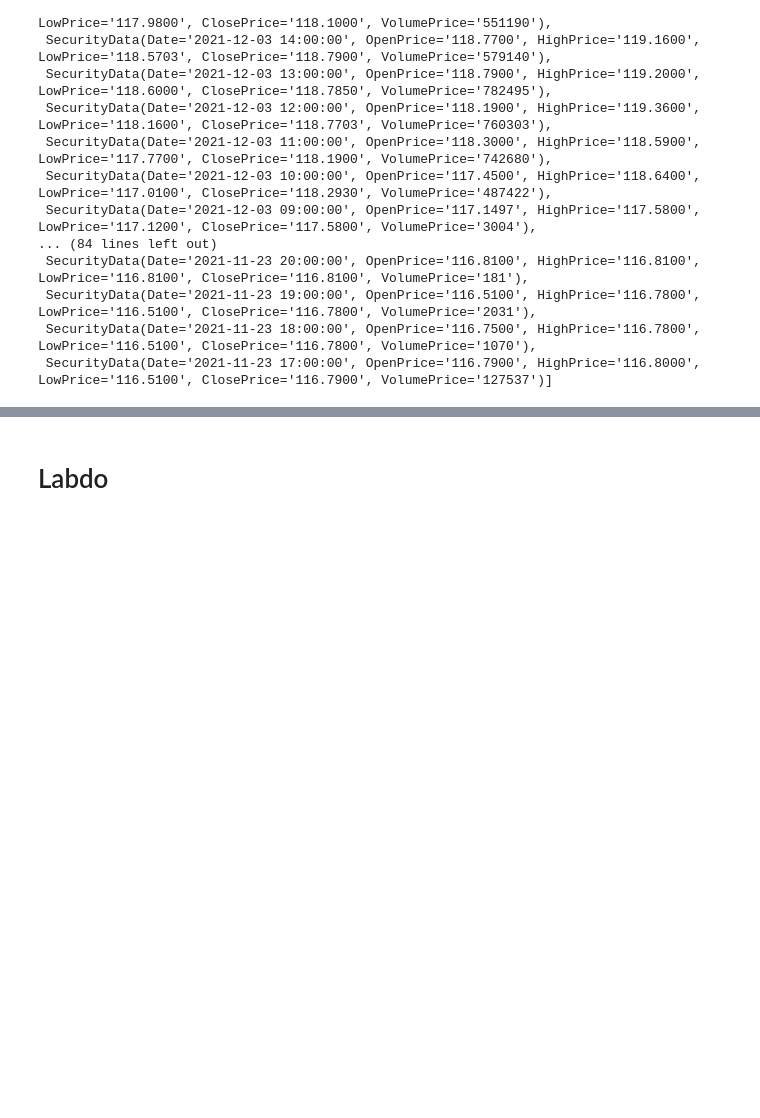
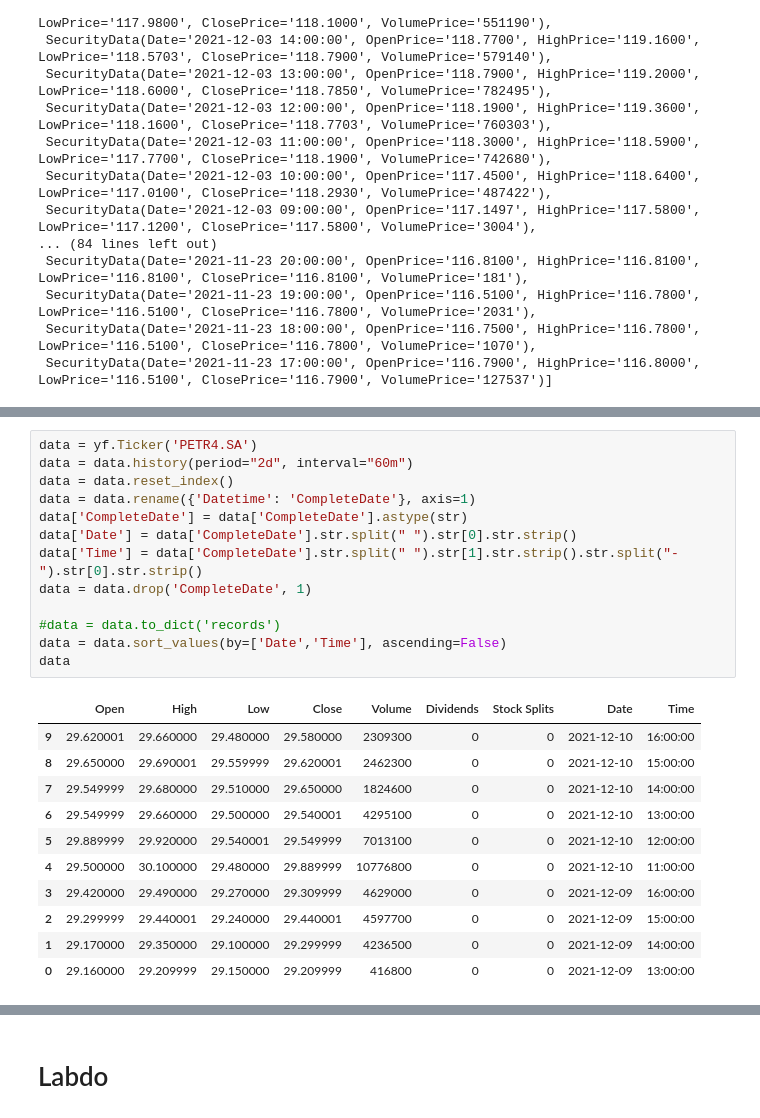
Before and after one commit to vanessatelles/StockAPI, a Jupyter notebook: Stock.ipynb, the cells around one changed output, grey strips where cells are left out. Drawn from its saved outputs; the diff is of its cells as text; blank space fills up the shorter version.

```diff
--- a/Stock.ipynb
+++ b/Stock.ipynb
@@ -51,0 +88,25 @@ all_data
+# %%
+data = yf.Ticker('PETR4.SA')
+data = data.history(period="2d", interval="60m")
+data = data.reset_index()
+data = data.rename({'Datetime': 'CompleteDate'}, axis=1)
+data['CompleteDate'] = data['CompleteDate'].astype(str)
+data['Date'] = data['CompleteDate'].str.split(" ").str[0].str.strip()
+data['Time'] = data['CompleteDate'].str.split(" ").str[1].str.strip().str.split("-").str[0].str.strip()
+data = data.drop('CompleteDate', 1)
+
+#data = data.to_dict('records')
+data = data.sort_values(by=['Date','Time'], ascending=False)
+data
+# %% [output]
+|  | Open | High | Low | Close | Volume | Dividends | Stock Splits | Date | Time |
+| 9 | 29.620001 | 29.660000 | 29.480000 | 29.580000 | 2309300 | 0 | 0 | 2021-12-10 | 16:00:00 |
+| 8 | 29.650000 | 29.690001 | 29.559999 | 29.620001 | 2462300 | 0 | 0 | 2021-12-10 | 15:00:00 |
+| 7 | 29.549999 | 29.680000 | 29.510000 | 29.650000 | 1824600 | 0 | 0 | 2021-12-10 | 14:00:00 |
+| 6 | 29.549999 | 29.660000 | 29.500000 | 29.540001 | 4295100 | 0 | 0 | 2021-12-10 | 13:00:00 |
+| 5 | 29.889999 | 29.920000 | 29.540001 | 29.549999 | 7013100 | 0 | 0 | 2021-12-10 | 12:00:00 |
+| 4 | 29.500000 | 30.100000 | 29.480000 | 29.889999 | 10776800 | 0 | 0 | 2021-12-10 | 11:00:00 |
+| 3 | 29.420000 | 29.490000 | 29.270000 | 29.309999 | 4629000 | 0 | 0 | 2021-12-09 | 16:00:00 |
+| 2 | 29.299999 | 29.440001 | 29.240000 | 29.440001 | 4597700 | 0 | 0 | 2021-12-09 | 15:00:00 |
+| 1 | 29.170000 | 29.350000 | 29.100000 | 29.299999 | 4236500 | 0 | 0 | 2021-12-09 | 14:00:00 |
+| 0 | 29.160000 | 29.209999 | 29.150000 | 29.209999 | 416800 | 0 | 0 | 2021-12-09 | 13:00:00 |
```
Also changed, not shown: parts of 7 cells of this notebook.
